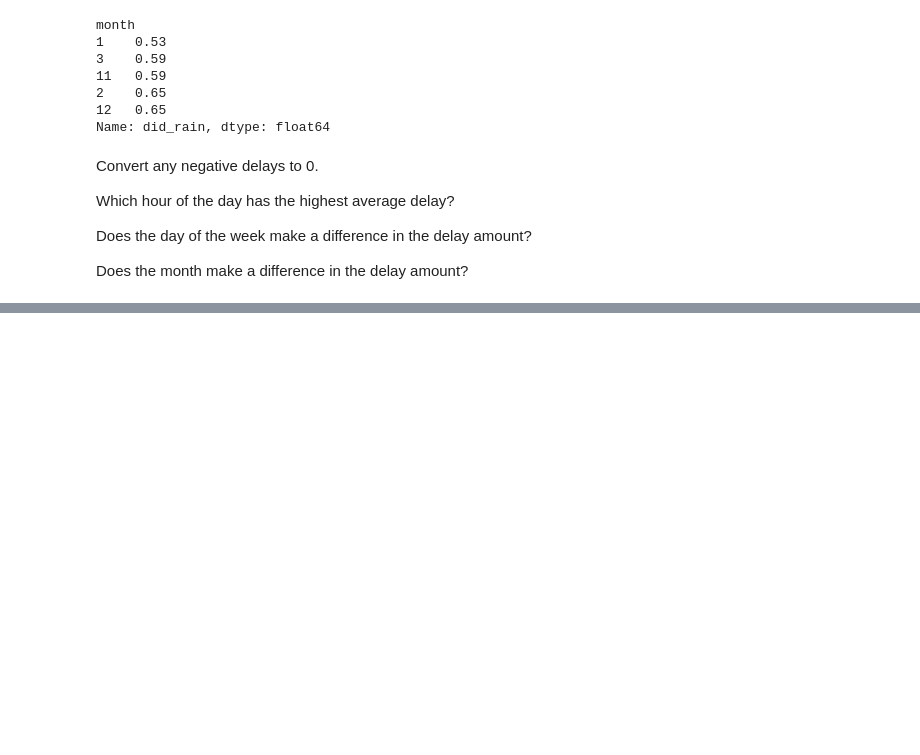
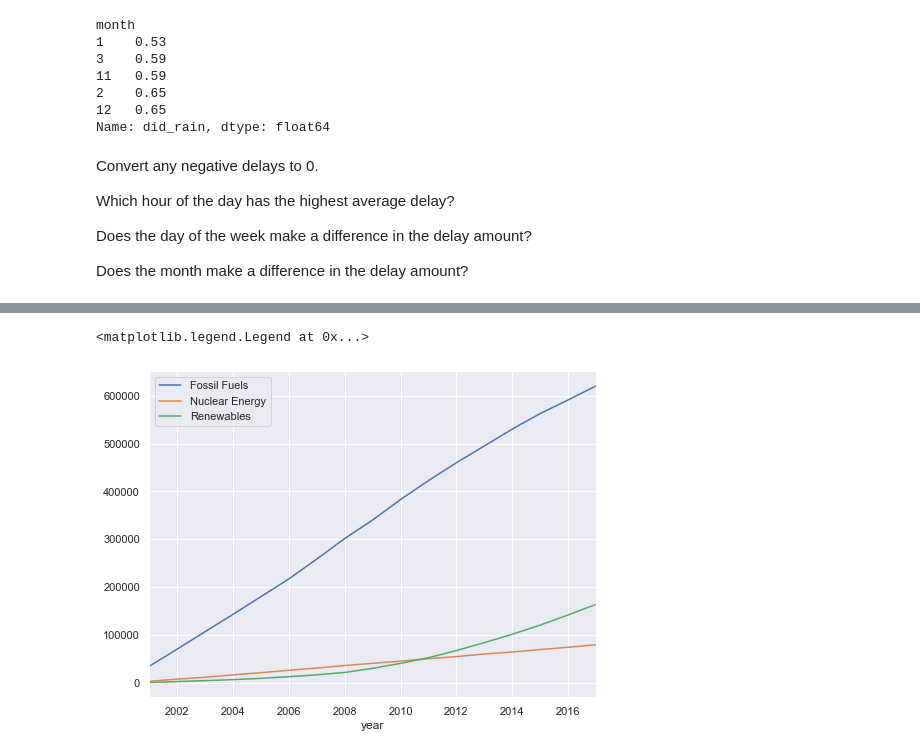
Before and after one commit to Olivert75/time-series-exercises, a Jupyter notebook: working_with_time_series_data.ipynb, the cells around one changed output, grey strips where cells are left out. Saved outputs shown, nothing was run; the diff lists cells and outputs as text; code cells hidden in the pictures; blank space fills up the shorter version.

```diff
--- a/working_with_time_series_data.ipynb
+++ b/working_with_time_series_data.ipynb
@@ -517,0 +742,8 @@ Does the month make a difference in the delay amount?
+# %%
+ie.fossil_fuels.cumsum().plot(label='Fossil Fuels')
+ie.nuclear_energy.cumsum().plot(label='Nuclear Energy')
+ie.renewables.cumsum().plot(label='Renewables')
+plt.legend()
+# %% [output]
+<matplotlib.legend.Legend at 0x...>
+[figure, added]
```
Also changed, not shown: parts of 30 cells of this notebook.
